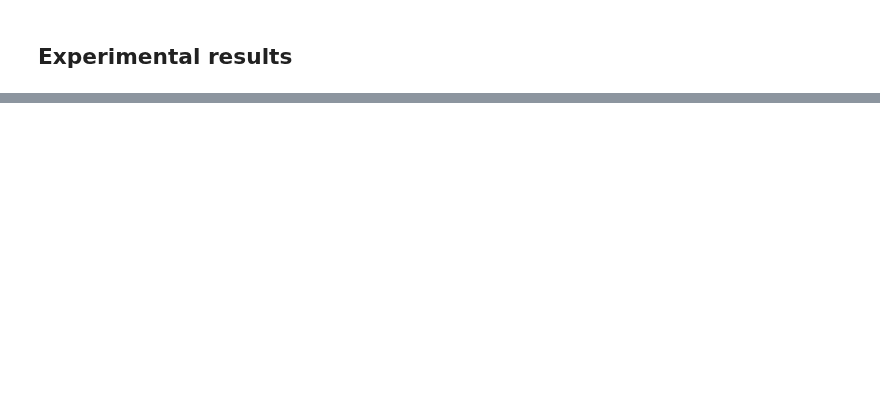
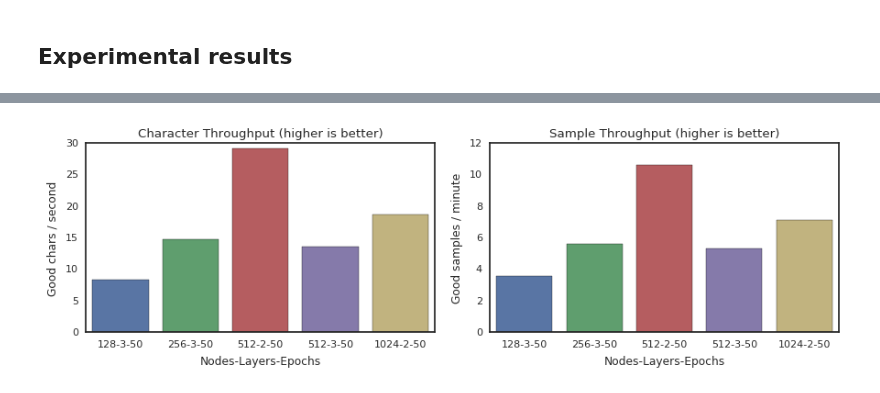
Before and after one commit to ChrisCummins/phd, a Jupyter notebook: lab/clgen/Benchmarks.ipynb, the cells around one changed output, grey strips where cells are left out. Cells and saved outputs as stored; diff of their text form; code cells hidden in the pictures; blank space fills up the shorter version.

```diff
--- a/lab/clgen/Benchmarks.ipynb
+++ b/lab/clgen/Benchmarks.ipynb
@@ -108,0 +115,20 @@ viz.finalise(figsize=(8, 8))
+# %%
+ax = plt.subplot(1, 2, 1)
+x, y = zip(*[(label(x), data[x]["good_charcount"] / data[x]["sampling_time"])
+             for x in sorted_keys])
+sns.barplot(x, y)
+plt.title("Character Throughput (higher is better)")
+plt.xlabel("Nodes-Layers-Epochs")
+plt.ylabel("Good chars / second")
+
+ax = plt.subplot(1, 2, 2)
+x, y = zip(*[(label(x), data[x]["num_good_kernels"] / data[x]["sampling_time"] * 60)
+             for x in sorted_keys])
+sns.barplot(x, y)
+plt.title("Sample Throughput (higher is better)")
+plt.xlabel("Nodes-Layers-Epochs")
+plt.ylabel("Good samples / minute")
+
+viz.finalise(figsize=(9, 3))
+# %% [output]
+[figure, added]
```
Also changed, not shown: parts of 13 cells of this notebook.
